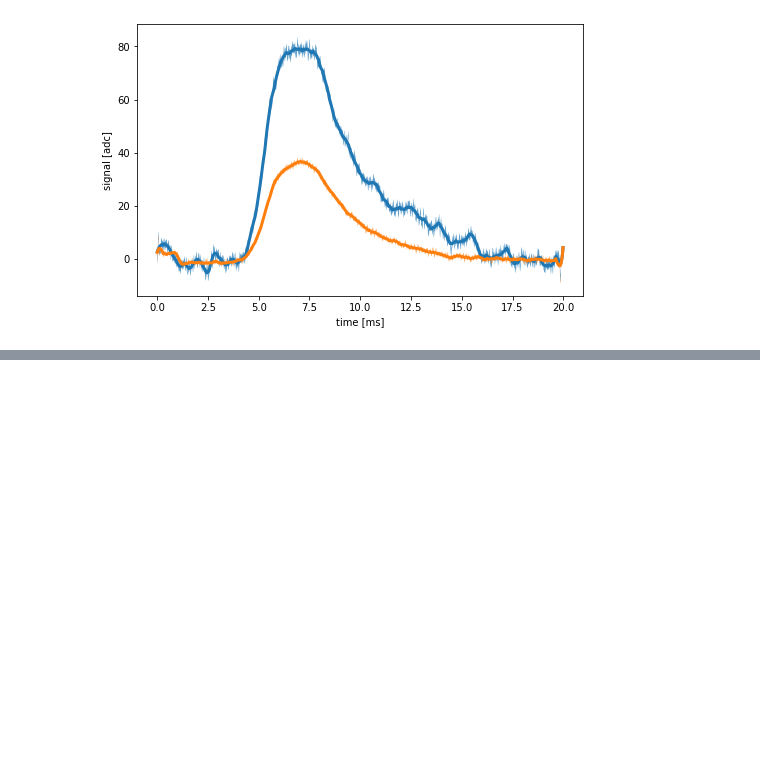
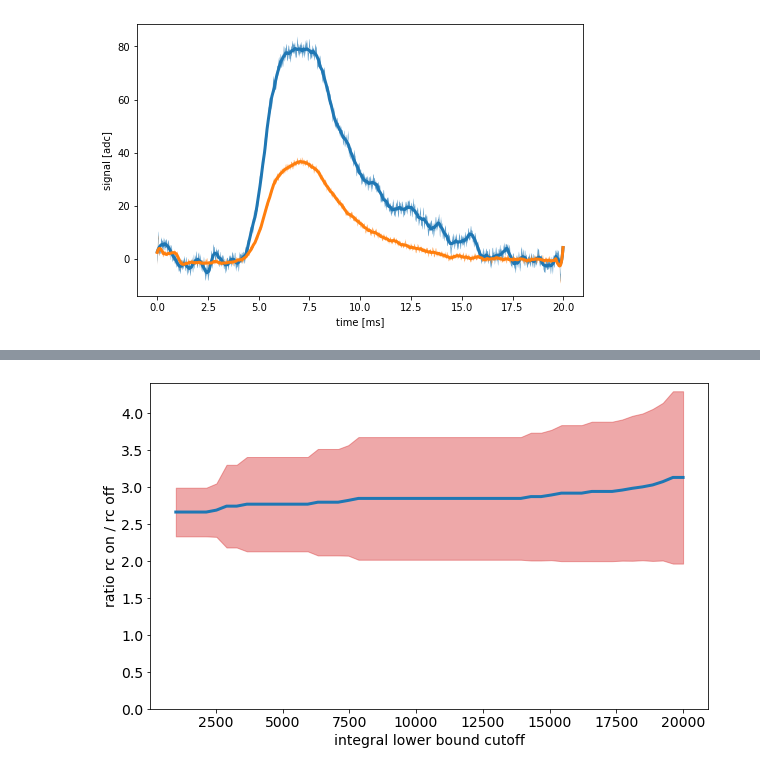
Before and after one commit to ograsdijk/CeNTREX-notebooks, a Jupyter notebook: rotational cooling/2020_10_9 Rotational Cooling low detection power.ipynb, the cells around one changed output, grey strips where cells are left out. Saved outputs shown, nothing was run; the diff lists cells and outputs as text; code cells hidden in the pictures; blank space fills up the shorter version.

```diff
--- a/rotational cooling/2020_10_9 Rotational Cooling low detection power.ipynb
+++ b/rotational cooling/2020_10_9 Rotational Cooling low detection power.ipynb
@@ -103,0 +161,38 @@ integral ratio : 2.51918 +/- 0.25708
+# %%
+cutoff = np.linspace(1e3,2e4,51)
+
+ratio_limit = []
+ratio_error_limit = []
+for limit in cutoff:
+    split_integral = np.trapz(split_mean, axis = 1)
+    split_integral_error = np.sum(split_mean, axis = 1)/np.sqrt(group_by)
+
+    split_integral[split_integral <= 0] = np.nan
+    split_integral[1::2][split_integral[1::2] <= limit] = np.nan
+
+    ratio = split_integral[1::2]/split_integral[::2]
+    ratio_error = ratio*np.sqrt((split_integral[1::2]/split_integral_error[1::2])**2 +
+                                (split_integral[::2]/split_integral_error[::2])**2)
+    m = ~np.isnan(ratio)
+    ratio_mean = np.average(ratio[m], weights = 1/(10*np.ones(m.sum()))**2)
+    ratio_mean_error = np.sqrt(1/np.sum(1/ratio_error[m]**2))
+
+    ratio_limit.append(ratio_mean)
+    ratio_error_limit.append(ratio_mean_error)
+# %%
+mean = np.asarray(ratio_limit)
+sigma = np.asarray(ratio_error_limit)
+
+fig, ax = plt.subplots(figsize = (10,6))
+ax.plot(cutoff, ratio_limit, lw = 3)
+ax.fill_between(cutoff, mean - sigma, mean+sigma, zorder = 0, alpha = 0.4, color = 'C3')
+
+# ax.set_ylim(mean-5*sigma, mean+5*sigma)
+ax.set_xlabel('integral lower bound cutoff')
+ax.set_ylabel('ratio rc on / rc off')
+
+ax.set_ylim(ymin = 0)
+
+set_fontsize(ax, 14)
+# %% [output]
+[figure, added]
```
Also changed, not shown: parts of 6 cells of this notebook.
